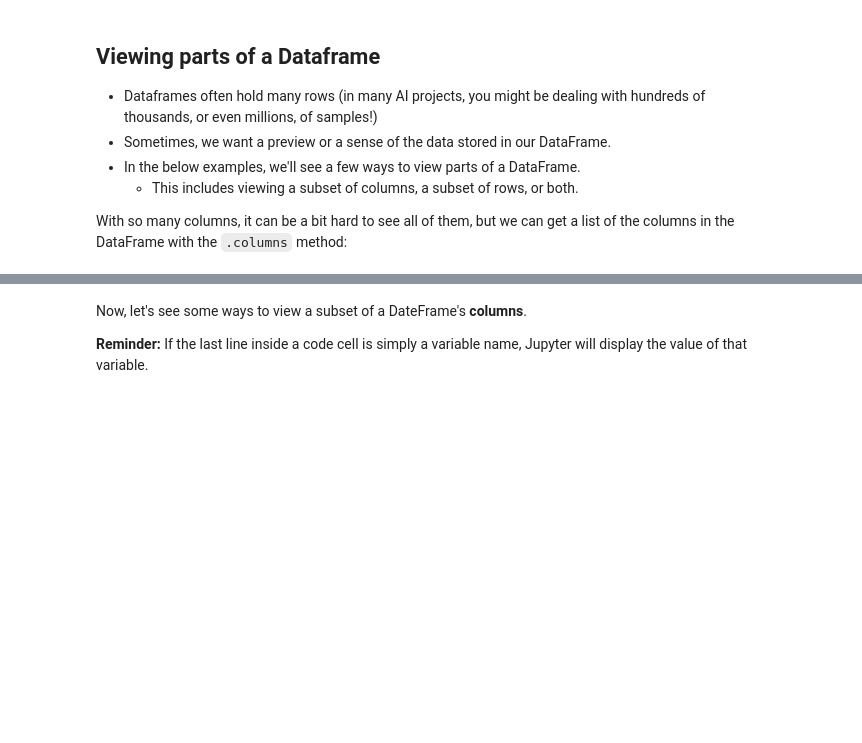
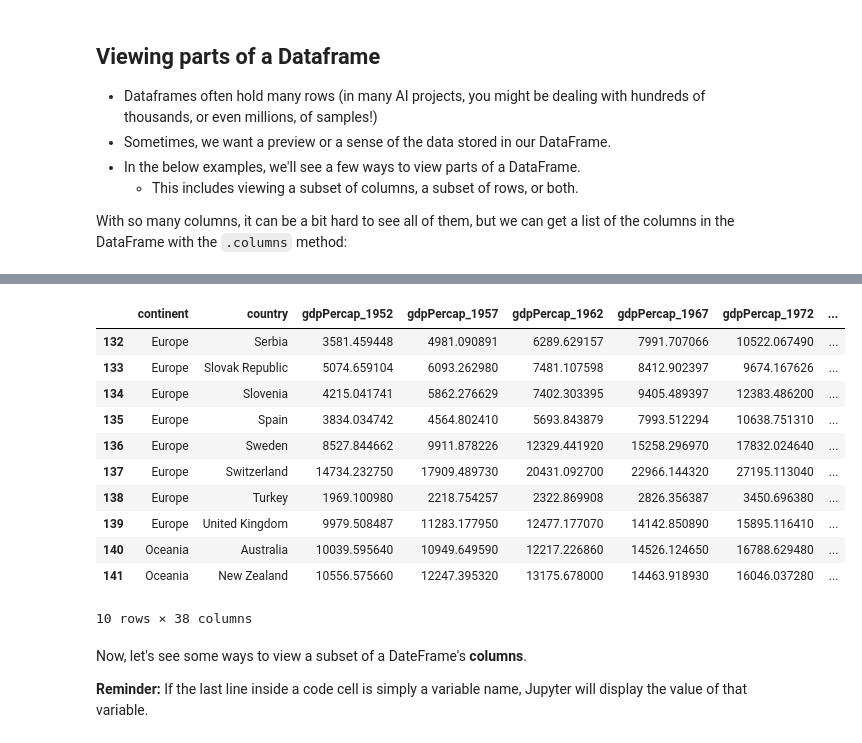
Before and after one commit to bo-maxwell-stevens/python-for-ai-ars, a Jupyter notebook: 02_data_analysis_pandas.ipynb, the cells around one changed output, grey strips where cells are left out. Drawn from its saved outputs; the diff is of its cells as text; code cells hidden in the pictures; blank space fills up the shorter version.

```diff
--- a/02_data_analysis_pandas.ipynb
+++ b/02_data_analysis_pandas.ipynb
@@ -175,7 +286,20 @@ Next, let's revisit viewing some of a DataFrame's **rows**. Since pandas is so f
 > Use `tail` to view the **last** `10` rows of `df`. (**Hint:** You can also provide an input argument `n` to the `tail` function to show the last `n` rows (instead of the default `5` rows)).
 # %%
 # View only the last 10 rows of the DateFrame.
-# Your code here
+df.tail(n = 10)
+# %% [output]
+|  | continent | country | gdpPercap_1952 | gdpPercap_1957 | gdpPercap_1962 | gdpPercap_1967 | gdpPercap_1972 | ... |
+| 132 | Europe | Serbia | 3581.459448 | 4981.090891 | 6289.629157 | 7991.707066 | 10522.067490 | ... |
+| 133 | Europe | Slovak Republic | 5074.659104 | 6093.262980 | 7481.107598 | 8412.902397 | 9674.167626 | ... |
+| 134 | Europe | Slovenia | 4215.041741 | 5862.276629 | 7402.303395 | 9405.489397 | 12383.486200 | ... |
+| 135 | Europe | Spain | 3834.034742 | 4564.802410 | 5693.843879 | 7993.512294 | 10638.751310 | ... |
+| 136 | Europe | Sweden | 8527.844662 | 9911.878226 | 12329.441920 | 15258.296970 | 17832.024640 | ... |
+| 137 | Europe | Switzerland | 14734.232750 | 17909.489730 | 20431.092700 | 22966.144320 | 27195.113040 | ... |
+| 138 | Europe | Turkey | 1969.100980 | 2218.754257 | 2322.869908 | 2826.356387 | 3450.696380 | ... |
+| 139 | Europe | United Kingdom | 9979.508487 | 11283.177950 | 12477.177070 | 14142.850890 | 15895.116410 | ... |
+| 140 | Oceania | Australia | 10039.595640 | 10949.649590 | 12217.226860 | 14526.124650 | 16788.629480 | ... |
+| 141 | Oceania | New Zealand | 10556.575660 | 12247.395320 | 13175.678000 | 14463.918930 | 16046.037280 | ... |
+10 rows × 38 columns
 # %% [markdown]
 Now, let's see some ways to view a subset of a DateFrame's **columns**.
 
```
Also changed, not shown: parts of 39 cells of this notebook.
